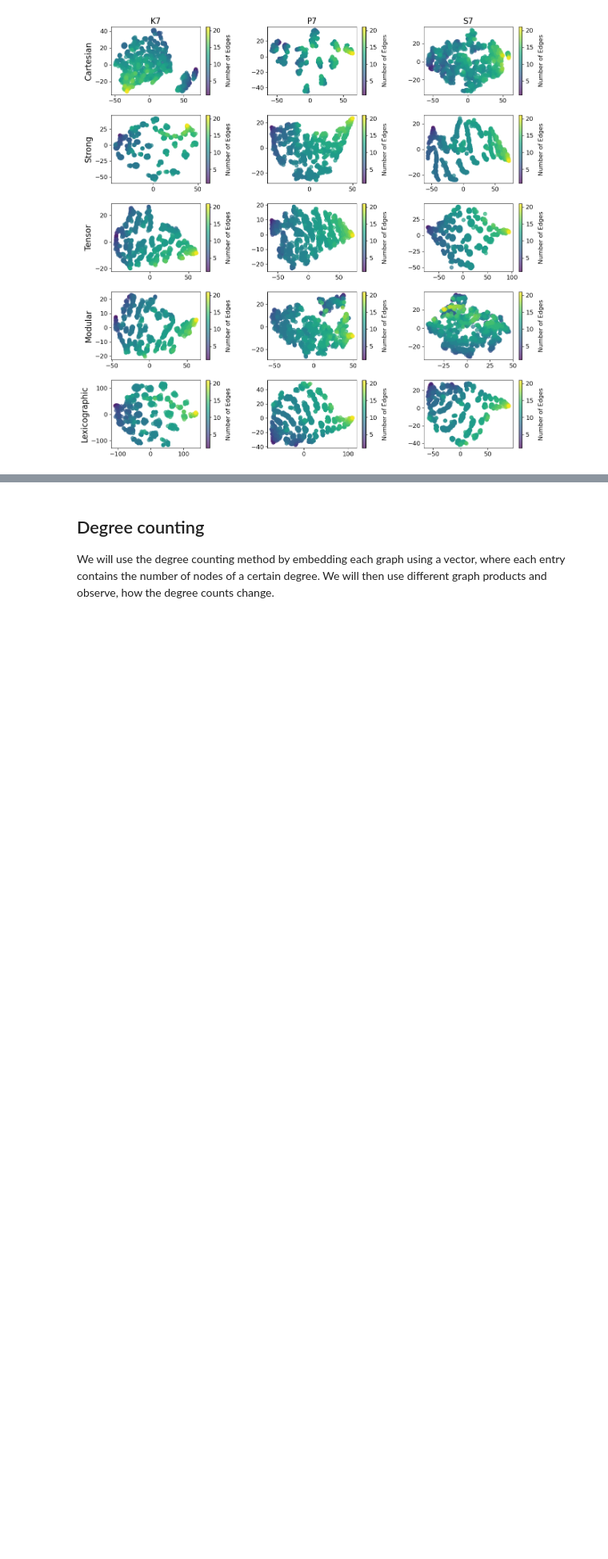
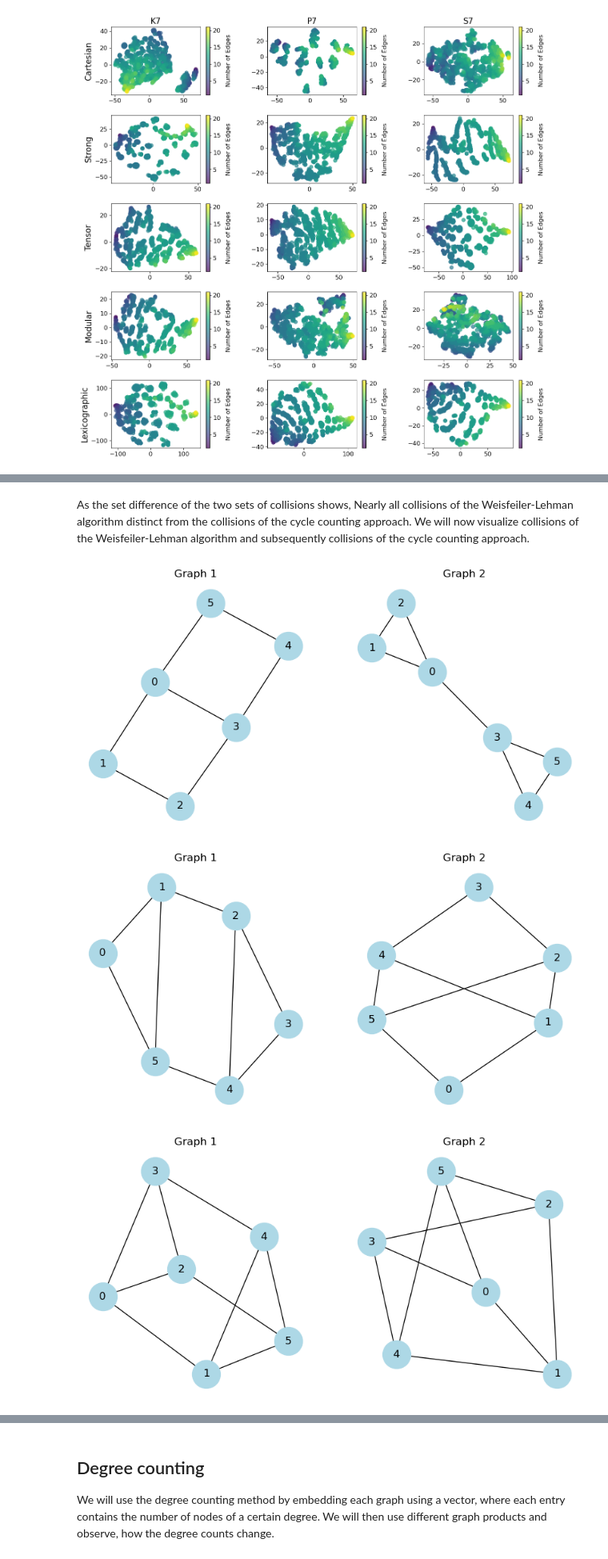
Before and after one commit to max-seeli/graph-gumbo, a Jupyter notebook: simple_product_embedding.ipynb, the cells around one changed output, grey strips where cells are left out. Shown at 80% size. Saved outputs shown, nothing was run; the diff lists cells and outputs as text; code cells hidden in the pictures; blank space fills up the shorter version.

```diff
--- a/simple_product_embedding.ipynb
+++ b/simple_product_embedding.ipynb
@@ -355,0 +396,3 @@ The t-SNE visualization corroborates the results, as described above. We can see
+# %%
+wl_results = compare(wl_embedded_graphs)
+wl_product_results = wl_embedded_products.map(lambda x: compare(x, index=True))
@@ -355,0 +449,11 @@ The t-SNE visualization corroborates the results, as described above. We can see
+# %% [markdown]
+As the set difference of the two sets of collisions shows, Nearly all collisions of the Weisfeiler-Lehman algorithm distinct from the collisions of the cycle counting approach. We will now visualize collisions of the Weisfeiler-Lehman algorithm and subsequently collisions of the cycle counting approach.
+# %%
+collision_wl_idx = wl_product_results.loc['P13', 'Modular'][1]
+collision_cycle_idx = cycle_product_results.loc['P13', 'Modular'][1]
+# %%
+plot_dual_examples(collision_wl_idx, num_examples=3)
+# %% [output]
+[figure, added]
+[figure, added]
+[figure, added]
```
Also changed, not shown: parts of 32 cells of this notebook, 1 other file.
